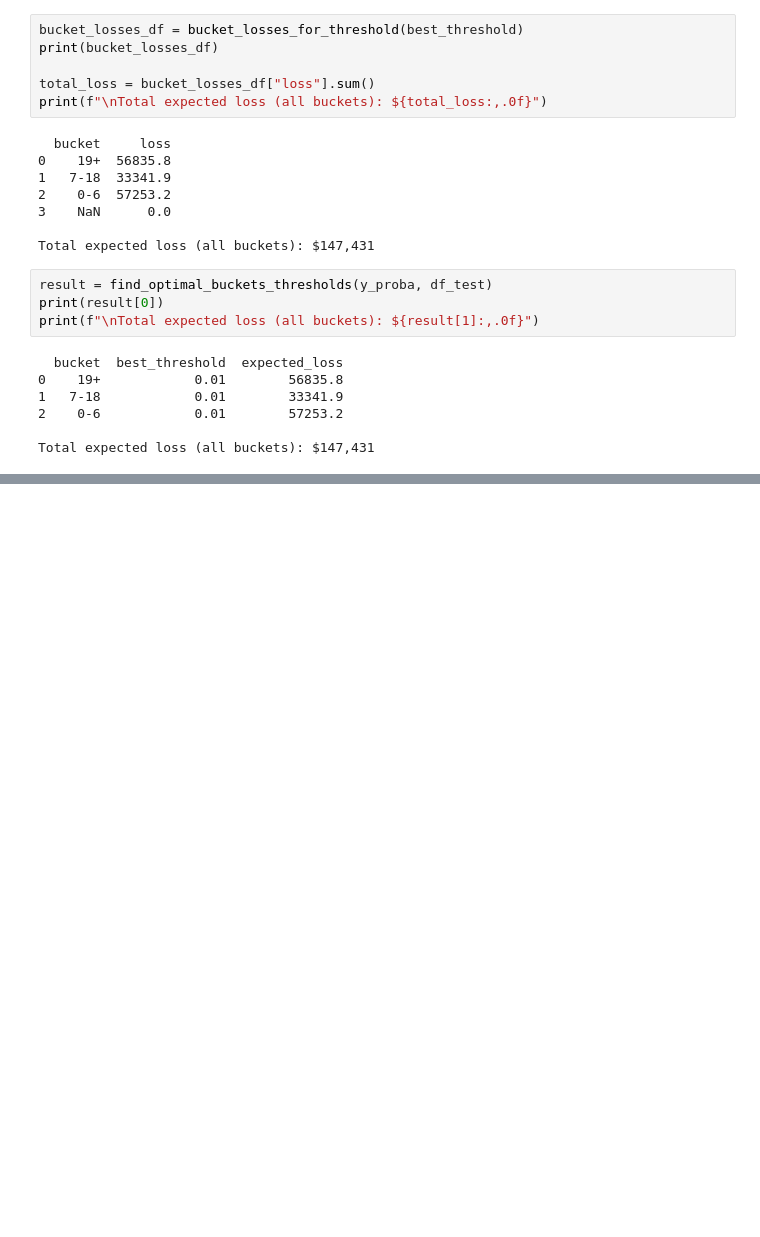
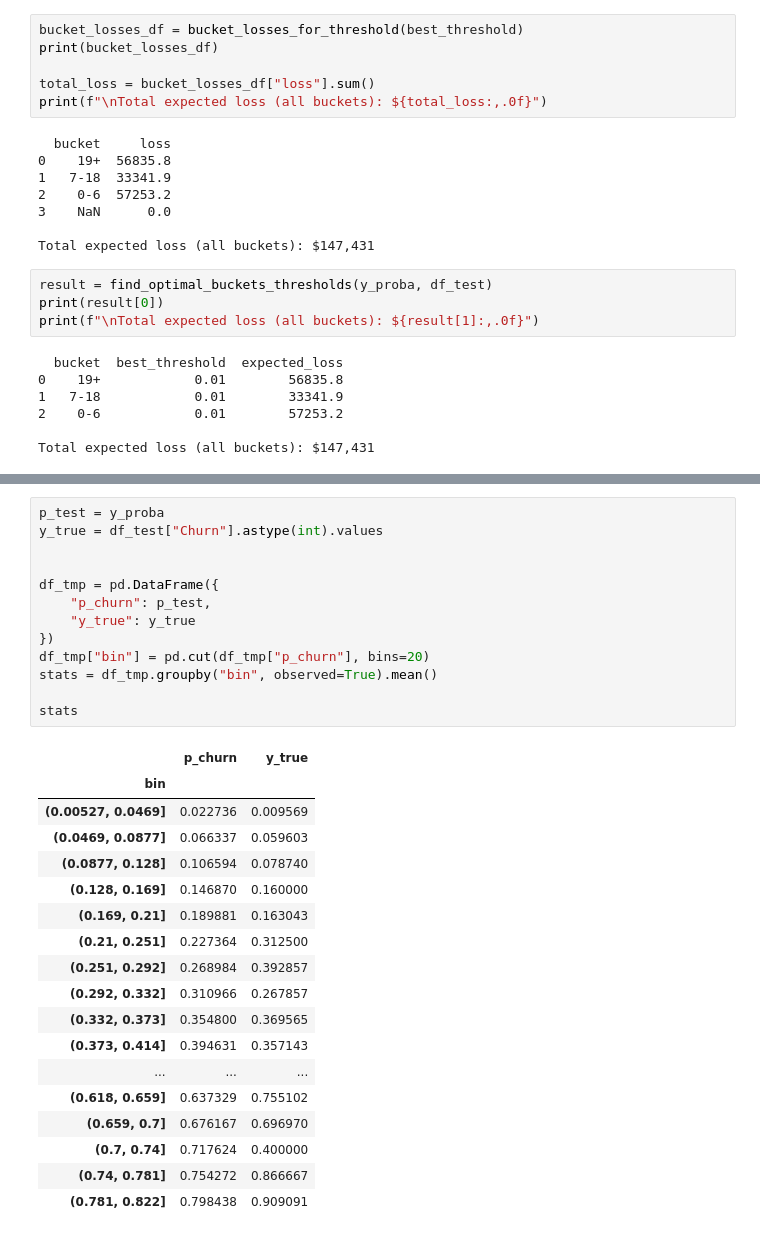
Before and after one commit to MikolajMezyk/projektML, a Jupyter notebook: projekt_czysto.ipynb, the cells around one changed output, grey strips where cells are left out. Drawn from its saved outputs; the diff is of its cells as text; blank space fills up the shorter version.

```diff
--- a/projekt_czysto.ipynb
+++ b/projekt_czysto.ipynb
@@ -620,0 +648,32 @@ Total expected loss (all buckets): $147,431
+# %%
+p_test = y_proba
+y_true = df_test["Churn"].astype(int).values
+
+
+df_tmp = pd.DataFrame({
+    "p_churn": p_test,
+    "y_true": y_true
+})
+df_tmp["bin"] = pd.cut(df_tmp["p_churn"], bins=20)
+stats = df_tmp.groupby("bin", observed=True).mean()
+
+stats
+# %% [output]
+|  | p_churn | y_true |
+| bin |  |  |
+| (0.00527, 0.0469] | 0.022736 | 0.009569 |
+| (0.0469, 0.0877] | 0.066337 | 0.059603 |
+| (0.0877, 0.128] | 0.106594 | 0.078740 |
+| (0.128, 0.169] | 0.146870 | 0.160000 |
+| (0.169, 0.21] | 0.189881 | 0.163043 |
+| (0.21, 0.251] | 0.227364 | 0.312500 |
+| (0.251, 0.292] | 0.268984 | 0.392857 |
+| (0.292, 0.332] | 0.310966 | 0.267857 |
+| (0.332, 0.373] | 0.354800 | 0.369565 |
+| (0.373, 0.414] | 0.394631 | 0.357143 |
+| ... | ... | ... |
+| (0.618, 0.659] | 0.637329 | 0.755102 |
+| (0.659, 0.7] | 0.676167 | 0.696970 |
+| (0.7, 0.74] | 0.717624 | 0.400000 |
+| (0.74, 0.781] | 0.754272 | 0.866667 |
+| (0.781, 0.822] | 0.798438 | 0.909091 |
```
Also changed, not shown: parts of 12 cells of this notebook.
